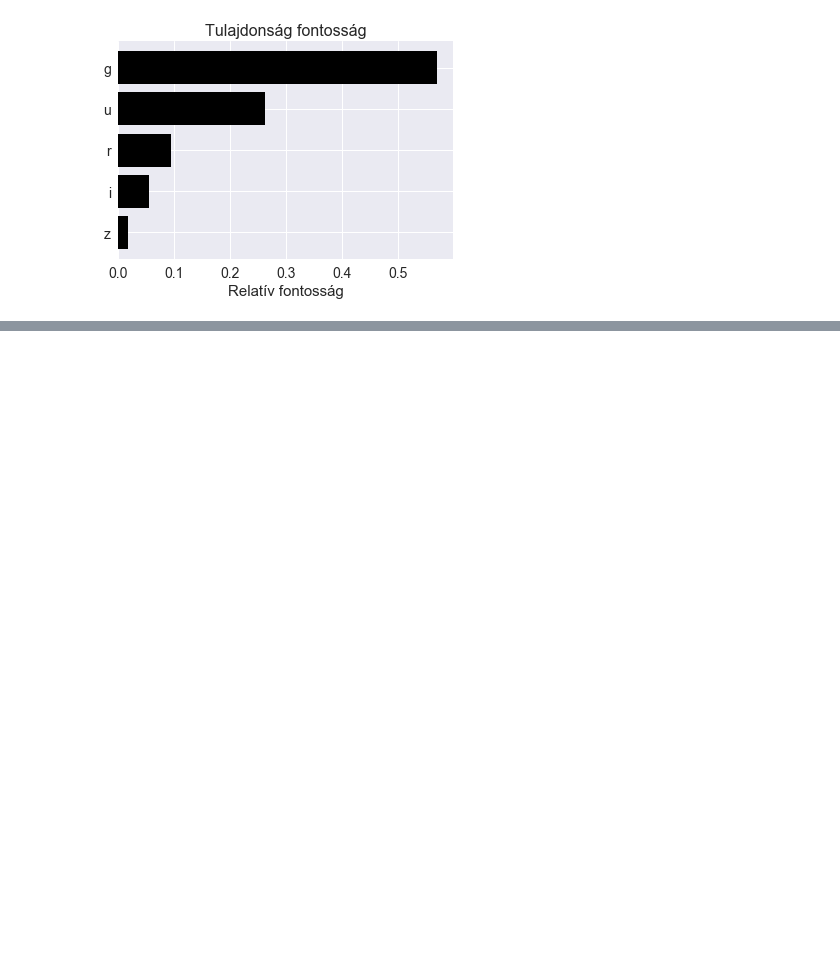
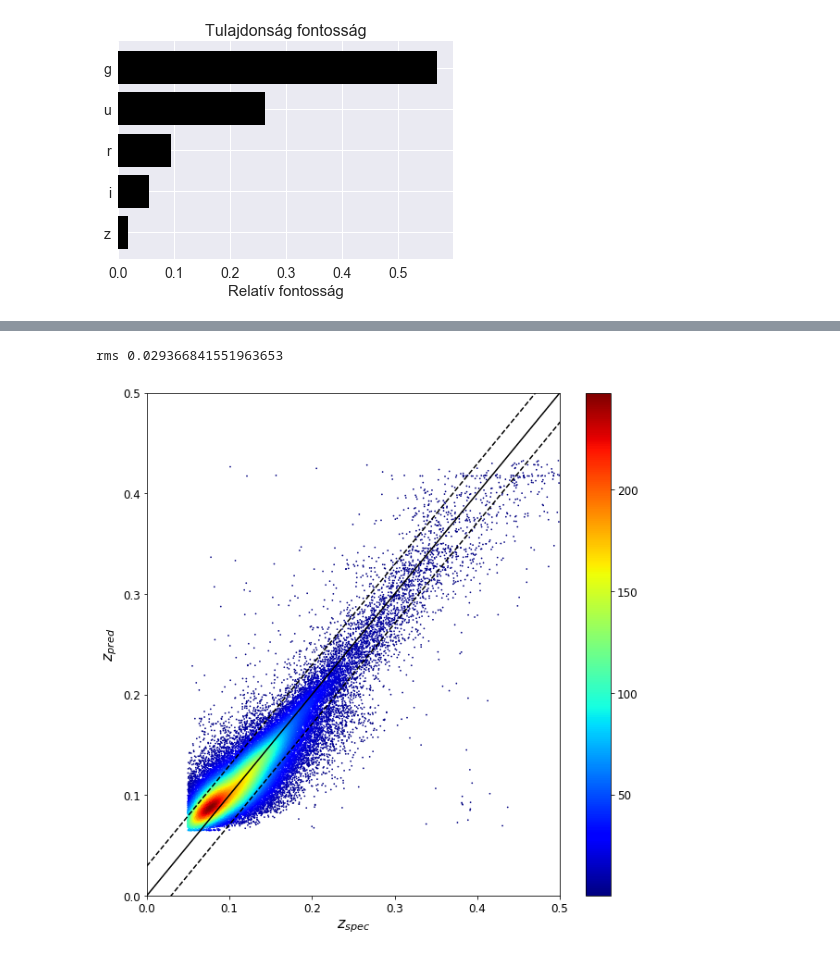
Before and after one commit to hbendeguz/PhotoZ, a Jupyter notebook: DataExp.ipynb, the cells around one changed output, grey strips where cells are left out. Cells and saved outputs as stored; diff of their text form; code cells hidden in the pictures; blank space fills up the shorter version.

```diff
--- a/DataExp.ipynb
+++ b/DataExp.ipynb
@@ -87,6 +85,7 @@ from sklearn import ensemble
 # %%
 X = data1.drop('redshift', axis = 1)[:100000]
 y = data1.redshift[:100000]
+testX = data1.drop('redshift', axis = 1)[100000:]
 # %%
 y_rf =ensemble.RandomForestRegressor(max_depth=15, max_features=3, criterion = 'mse',warm_start = False,
                              n_estimators=200,n_jobs=-1 ,min_samples_split= 25, min_samples_leaf = 120)
@@ -140,0 +138,2 @@ ypred =
+# %%
+ypred = y_rf.predict(testX)
@@ -140,0 +149,48 @@ ypred =
+# %%
+rms = sqrt(((ypred-data1.redshift[100000:])**2).mean())
+print('rms', rms)
+# %% [output]
+rms 0.029366841551963653
+# %%
+import numpy as np
+import matplotlib.pyplot as plt
+from scipy.stats import gaussian_kde
+
+datax=pd.DataFrame({'real':data1.redshift[100000:], 'pred': reshape(ypred,(50000,))})
+
+x = datax['real']
+y = datax['pred']
+# Calculate the point density
+xy = np.vstack([x,y])
+z = gaussian_kde(xy)(xy)
+
+figsize(10, 10)
+fig, ax = plt.subplots()
+ax.set_xlim(0,0.5)
+ax.set_ylim(0,0.5)
+plt.rc('font', size=20)          # controls default text sizes
+rc('axes', titlesize=10)     # fontsize of the axes title
+rc('axes', labelsize=16)    # fontsize of the x and y labels
+rc('xtick', labelsize=12)    # fontsize of the tick labels
+rc('ytick', labelsize=12)    # fontsize of the tick labels
+rc('legend', fontsize=12)    # legend fontsize
+rc('figure', titlesize=12)  # fontsize of the figure title
+q = linspace(0,1,10)
+a =ax.scatter(x, y, c=z, s=3, edgecolor='', cmap = 'jet')
+rc('font', size=18)          # controls default text sizes
+rc('axes', titlesize=10)     # fontsize of the axes title
+rc('axes', labelsize=16)    # fontsize of the x and y labels
+rc('xtick', labelsize=12)    # fontsize of the tick labels
+rc('ytick', labelsize=12)    # fontsize of the tick labels
+rc('legend', fontsize=12)    # legend fontsize
+rc('figure', titlesize=12)  # fontsize of the figure title
+colorbar(a)
+plt.plot(q, q, c = 'black')
+plt.plot(q, q+ rms, c = 'black', linestyle="--")
+plt.plot(q, q- rms, c = 'black', linestyle="--")
+xlabel('$z_{spec}$')
+ylabel('$z_{pred}$')
+plt.show()
+fig.savefig('plotbaselineRF.pdf', bbox_inches = 'tight')
+# %% [output]
+[figure, added]
```
Also changed, not shown: parts of 5 cells of this notebook, 15 other files.
